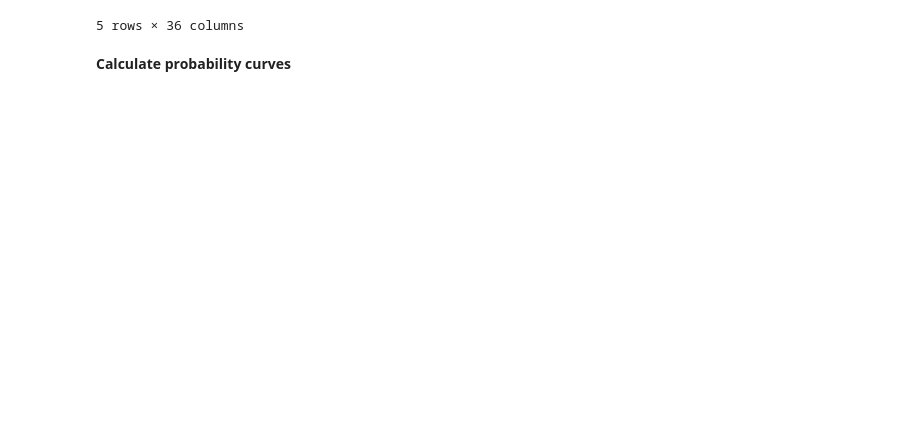
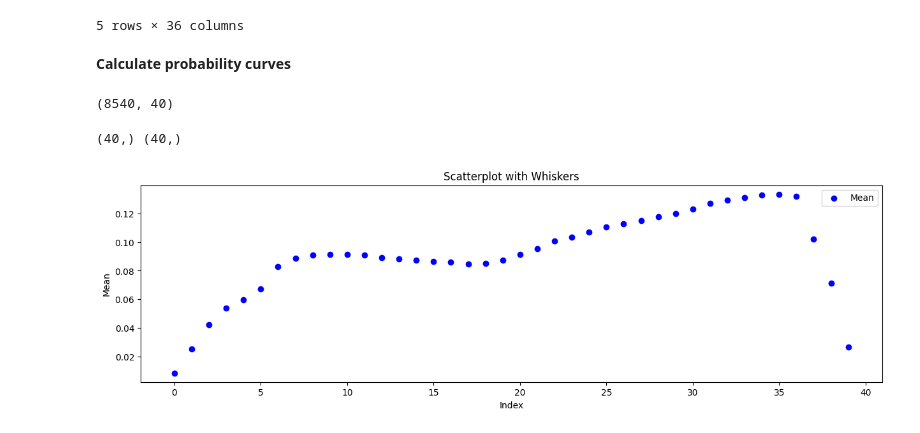
Before and after one commit to brandonlpanos/mvts, a Jupyter notebook: src/scratch.ipynb, the cells around one changed output. Cells and saved outputs as stored; diff of their text form; code cells hidden in the pictures; blank space fills up the shorter version.

```diff
--- a/src/scratch.ipynb
+++ b/src/scratch.ipynb
@@ -984,0 +986,26 @@ my name
+# %%
+path_to_attributions = '../data/attributions/'
+
+attribution_masks = []
+for file in os.listdir(path_to_attributions):
+    if file.endswith('.npy'):
+        attribution_mask = np.load(path_to_attributions + file, allow_pickle=True)
+
+        min_val = np.nanmin(attribution_mask)
+        attribution_mask = attribution_mask + np.abs(min_val)
+        max_val = np.nanmax(attribution_mask)
+        attribution_mask = attribution_mask / max_val
+        attribution_mask = attribution_mask.T
+        attribution_masks.append(attribution_mask)
+
+attribution_masks = np.vstack(attribution_masks)
+# attribution_masks[attribution_masks == 0] = np.nan
+print(attribution_masks.shape)
+# %% [output]
+(8540, 40)
+# %%
+means = np.nanmean(attribution_masks, axis=0)
+stds = np.nanstd(attribution_masks, axis=0)
+print(means.shape, stds.shape)
+# %% [output]
+(40,) (40,)
@@ -984,0 +1014,23 @@ my name
+# %%
+# Create the scatterplot
+fig, ax = plt.subplots(figsize=(15, 4))
+
+# Plot the means
+ax.scatter(range(len(means)), means, color='b', label='Mean')
+
+# # Plot the whiskers
+# for i in range(len(means)):
+#     ax.plot([i, i], [means[i] - stds[i], means[i] + stds[i]], color='r', linewidth=1)
+
+# Set labels and title
+ax.set_xlabel('Index')
+ax.set_ylabel('Mean')
+ax.set_title('Scatterplot with Whiskers')
+
+# Display the legend
+ax.legend()
+
+# Show the plot
+plt.show()
+# %% [output]
+[figure, added]
```
Also changed, not shown: parts of 3 cells of this notebook.
